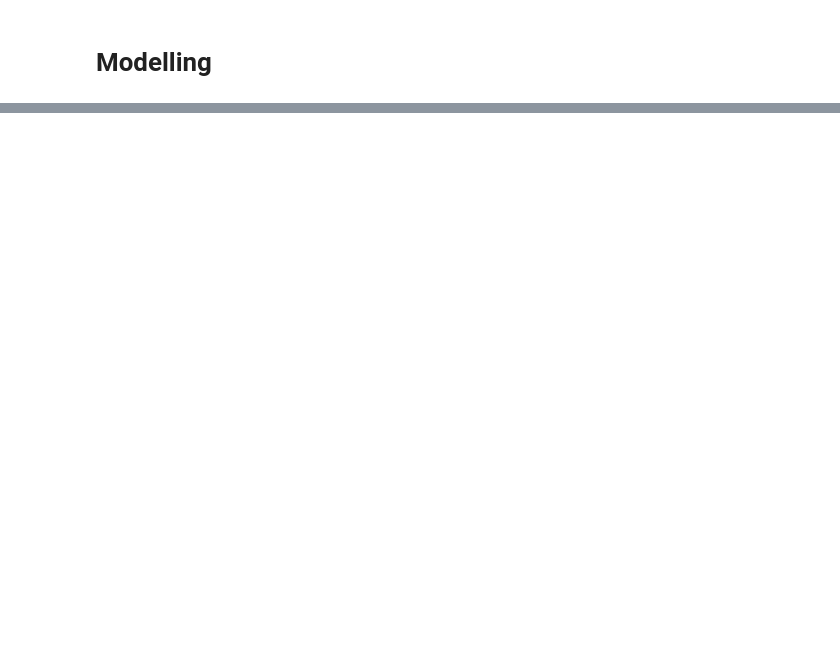
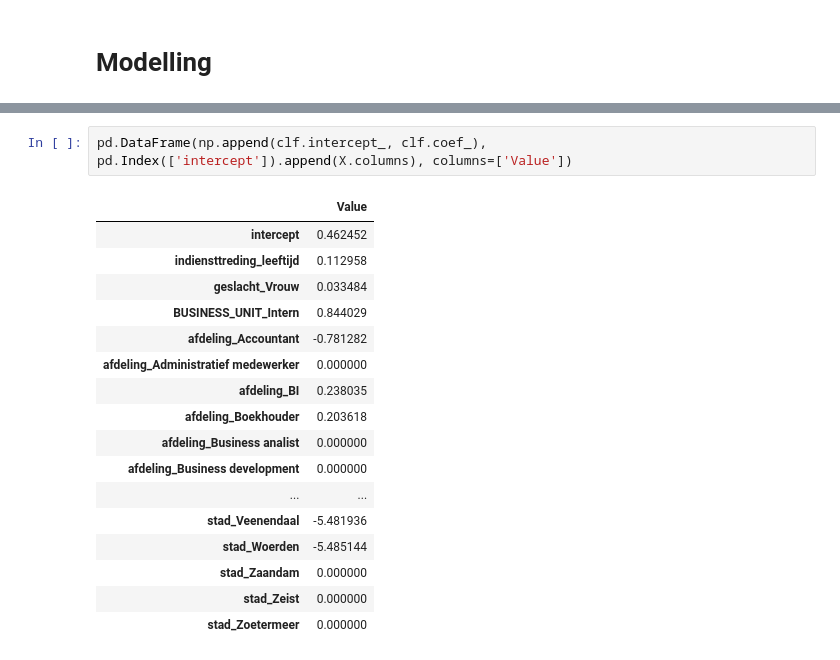
Before and after one commit to SjorsWitt/i4talent_assignment, a Jupyter notebook: main.ipynb, the cells around one changed output, grey strips where cells are left out. Cells and saved outputs as stored; diff of their text form; blank space fills up the shorter version.

```diff
--- a/main.ipynb
+++ b/main.ipynb
@@ -331,0 +428,20 @@ Name: BUSINESS_UNIT, dtype: int64
+# %%
+pd.DataFrame(np.append(clf.intercept_, clf.coef_), pd.Index(['intercept']).append(X.columns), columns=['Value'])
+# %% [output]
+|  | Value |
+| intercept | 0.462452 |
+| indiensttreding_leeftijd | 0.112958 |
+| geslacht_Vrouw | 0.033484 |
+| BUSINESS_UNIT_Intern | 0.844029 |
+| afdeling_Accountant | -0.781282 |
+| afdeling_Administratief medewerker | 0.000000 |
+| afdeling_BI | 0.238035 |
+| afdeling_Boekhouder | 0.203618 |
+| afdeling_Business analist | 0.000000 |
+| afdeling_Business development | 0.000000 |
+| ... | ... |
+| stad_Veenendaal | -5.481936 |
+| stad_Woerden | -5.485144 |
+| stad_Zaandam | 0.000000 |
+| stad_Zeist | 0.000000 |
+| stad_Zoetermeer | 0.000000 |
```
Also changed, not shown: parts of 30 cells of this notebook.
